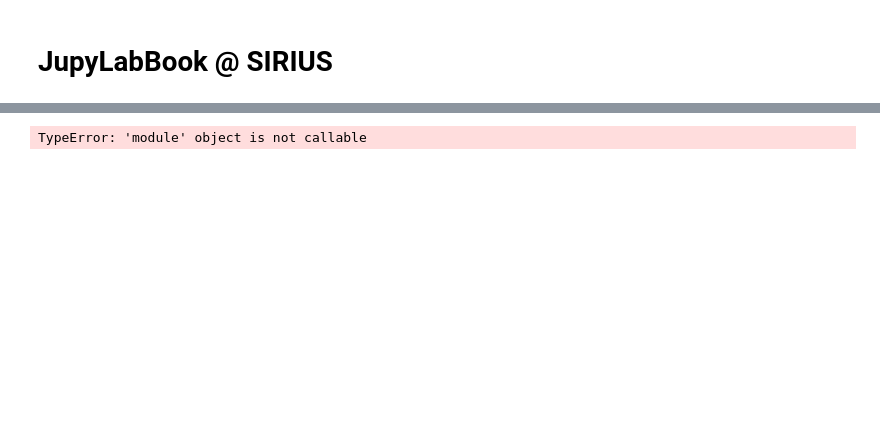
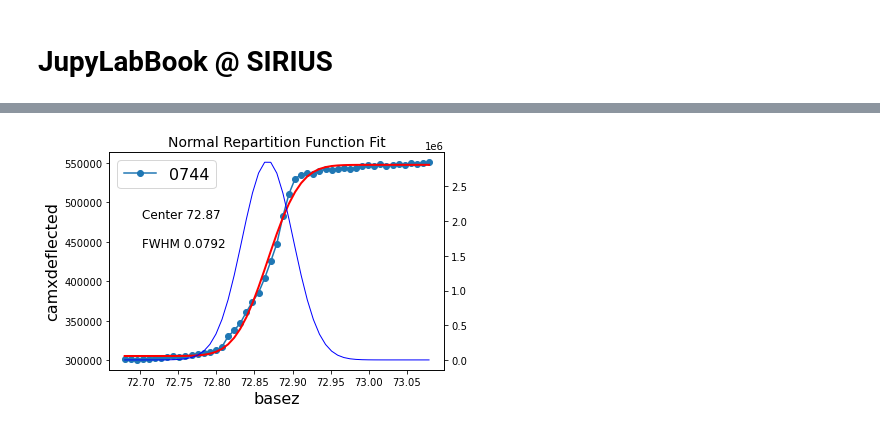
Before and after one commit to ArnaudHemmerle/JupyLabBook, a Jupyter notebook: JupyLabBook.ipynb, the cells around one changed output, grey strips where cells are left out. Cells and saved outputs as stored; diff of their text form; code cells hidden in the pictures; blank space fills up the shorter version.

```diff
--- a/JupyLabBook.ipynb
+++ b/JupyLabBook.ipynb
@@ -82,4 +77,4 @@ nxs_filename, recording_dir, working_dir,
 # %%
-Plot1D(nxs_filename='SIRIUS_2020_07_17_1613.nxs',recording_dir=expt.recording_dir, working_dir=expt.working_dir, xLabel='delta0', yLabel='delta0')
+Sensors1D.GaussianRepartitionFit(nxs_filename='SIRIUS_2020_03_11_0744.nxs', recording_dir = expt.recording_dir,xLabel='basez', yLabel='camxdeflected')
 # %% [output]
-TypeError: 'module' object is not callable
+[figure, added]
```
Also changed, not shown: parts of 13 cells of this notebook, 9 other files.
